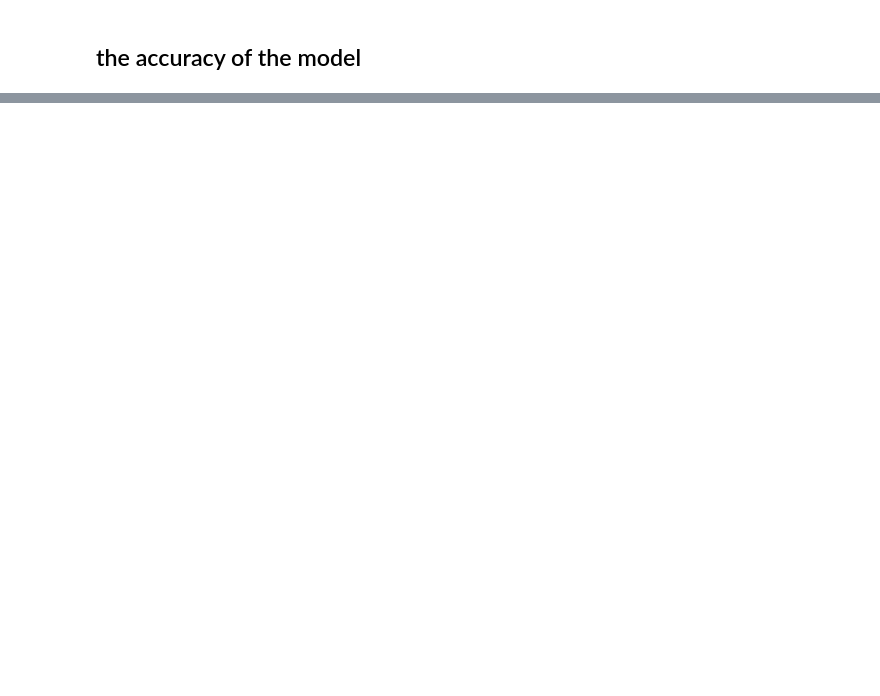
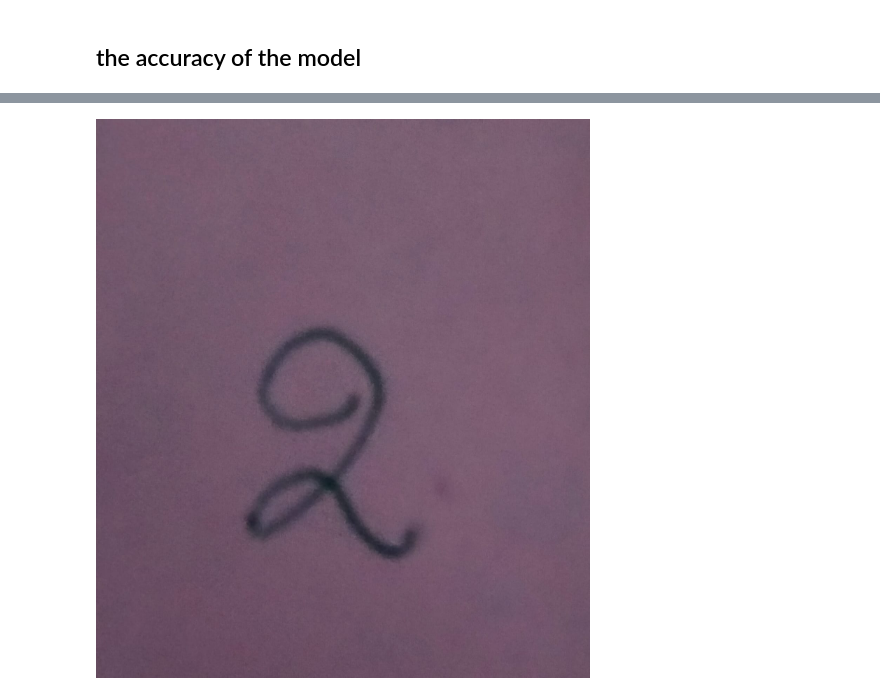
Before and after one commit to Praydos/Machine-Learning-Projects, a Jupyter notebook: mini_projects/hand-written-digits-mnist.ipynb, the cells around one changed output, grey strips where cells are left out. Cells and saved outputs as stored; diff of their text form; code cells hidden in the pictures; blank space fills up the shorter version.

```diff
--- a/mini_projects/hand-written-digits-mnist.ipynb
+++ b/mini_projects/hand-written-digits-mnist.ipynb
@@ -204,0 +245,7 @@ the accuracy is 88.20%
+# %%
+image=Image.open('/kaggle/input/itsnotadataset/2.jpeg')
+# read the image
+# %%
+image # visualize the digit
+# %% [output]
+[figure, added]
```
Also changed, not shown: parts of 17 cells of this notebook.
